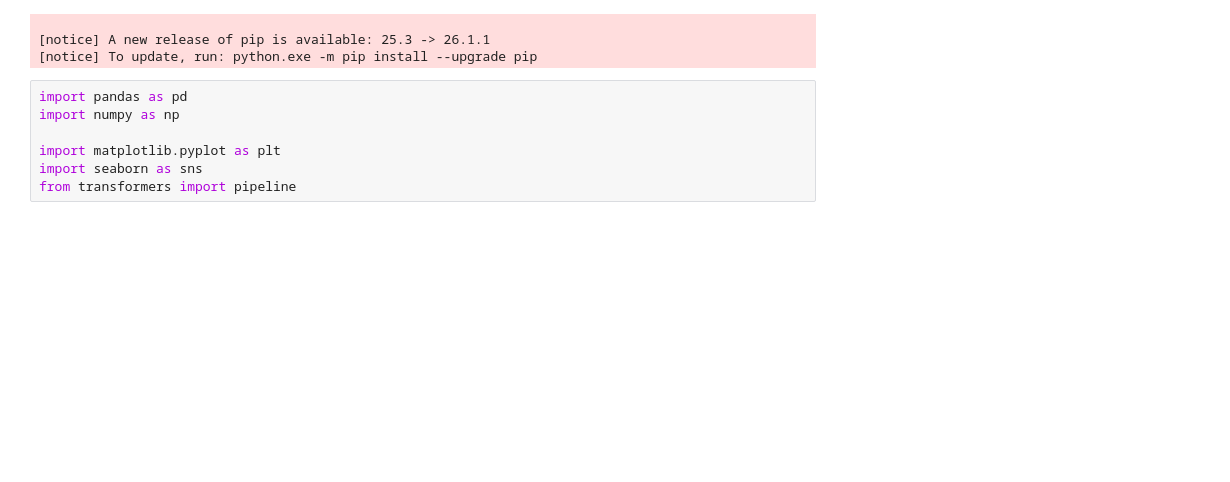
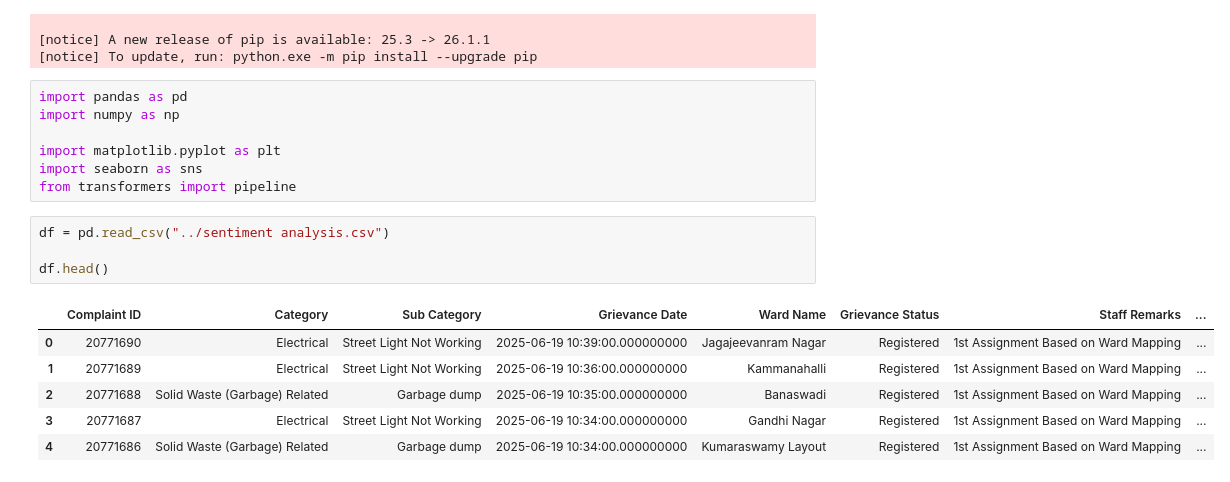
Before and after one commit to liyajasminn/AI-Citizen-Grievance-System, a Jupyter notebook: notebooks/week3.ipynb, the cells around one changed output. Drawn from its saved outputs; the diff is of its cells as text; blank space fills up the shorter version.

Commit message:
Loaded cleaned grievance dataset from Week 1 preprocessing pipeline

```diff
--- a/notebooks/week3.ipynb
+++ b/notebooks/week3.ipynb
@@ -42,3 +42,14 @@ import numpy as np
 import matplotlib.pyplot as plt
 import seaborn as sns
 from transformers import pipeline
+# %%
+df = pd.read_csv("../sentiment analysis.csv")
+
+df.head()
+# %% [output]
+|  | Complaint ID | Category | Sub Category | Grievance Date | Ward Name | Grievance Status | Staff Remarks | ... |
+| 0 | 20771690 | Electrical | Street Light Not Working | 2025-06-19 10:39:00.000000000 | Jagajeevanram Nagar | Registered | 1st Assignment Based on Ward Mapping | ... |
+| 1 | 20771689 | Electrical | Street Light Not Working | 2025-06-19 10:36:00.000000000 | Kammanahalli | Registered | 1st Assignment Based on Ward Mapping | ... |
+| 2 | 20771688 | Solid Waste (Garbage) Related | Garbage dump | 2025-06-19 10:35:00.000000000 | Banaswadi | Registered | 1st Assignment Based on Ward Mapping | ... |
+| 3 | 20771687 | Electrical | Street Light Not Working | 2025-06-19 10:34:00.000000000 | Gandhi Nagar | Registered | 1st Assignment Based on Ward Mapping | ... |
+| 4 | 20771686 | Solid Waste (Garbage) Related | Garbage dump | 2025-06-19 10:34:00.000000000 | Kumaraswamy Layout | Registered | 1st Assignment Based on Ward Mapping | ... |
```
Also changed, not shown: parts of 11 cells of this notebook, 1 other file.
